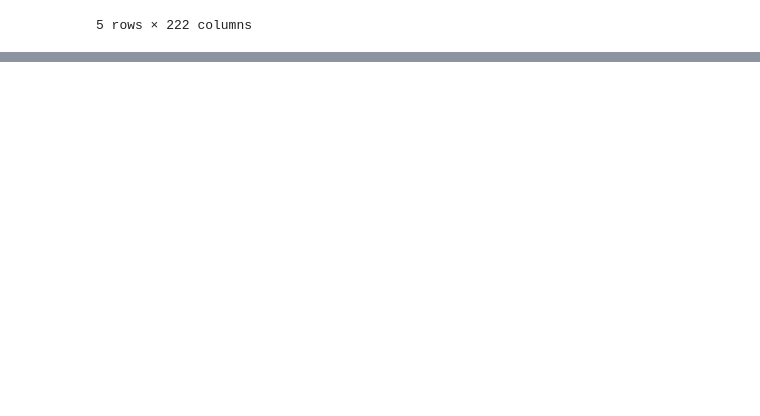
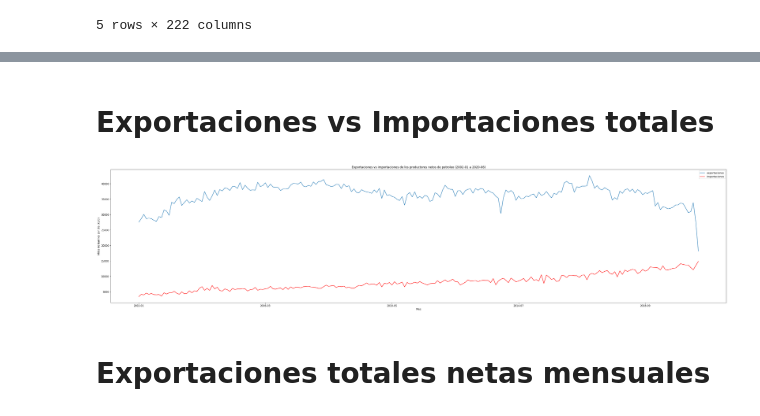
Before and after one commit to DenebAguirre/PetroleoArellanes, a Jupyter notebook: Notebooks/Exp_netas_mensuales.ipynb, the cells around one changed output, grey strips where cells are left out. Drawn from its saved outputs; the diff is of its cells as text; code cells hidden in the pictures; blank space fills up the shorter version.

Commit message:
I started make charts

```diff
--- a/Notebooks/Exp_netas_mensuales.ipynb
+++ b/Notebooks/Exp_netas_mensuales.ipynb
@@ -144,0 +132,23 @@ Length: 222, dtype: float64
+# %% [markdown]
+# Exportaciones vs Importaciones totales
+# %%
+exportaciones_mensuales = exp_netas.pivot_table("Exports (kb/d)", ["Country"], "Month")
+exportaciones_mensuales = exportaciones_mensuales.sum()
+
+importaciones_mensuales = exp_netas.pivot_table("Imports (kb/d)", ["Country"], "Month")
+importaciones_mensuales = importaciones_mensuales.sum()
+# %%
+exportaciones_mensuales.plot(kind='line',  figsize=(45,10), label='Exportaciones')
+importaciones_mensuales.plot(kind='line', color='red', figsize=(45,10), label='Importaciones')
+
+plt.title("Exportaciones vs importaciones de los productores netos de petroleo (2002-01 a 2020-06)")
+plt.xlabel("Mes")
+plt.ylabel("Miles de barriles por dia (kb/d)")
+
+plt.legend( loc="best")
+
+plt.show()
+# %% [output]
+[figure, added]
+# %% [markdown]
+# Exportaciones totales netas mensuales
```
Also changed, not shown: parts of 11 cells of this notebook, 1 other file.
